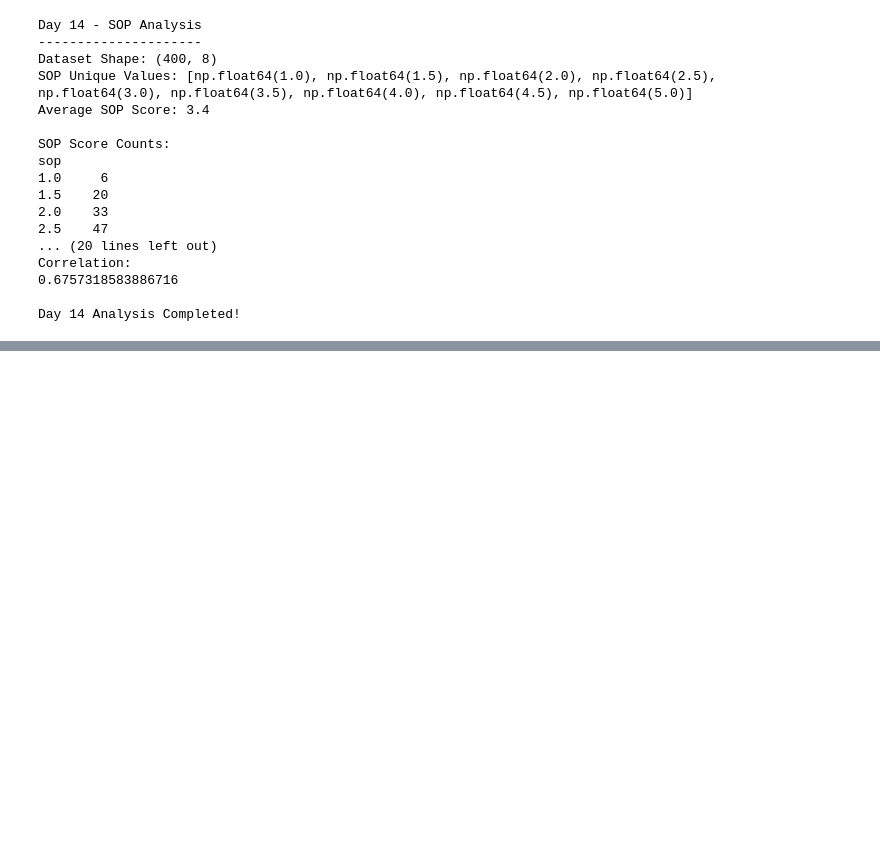
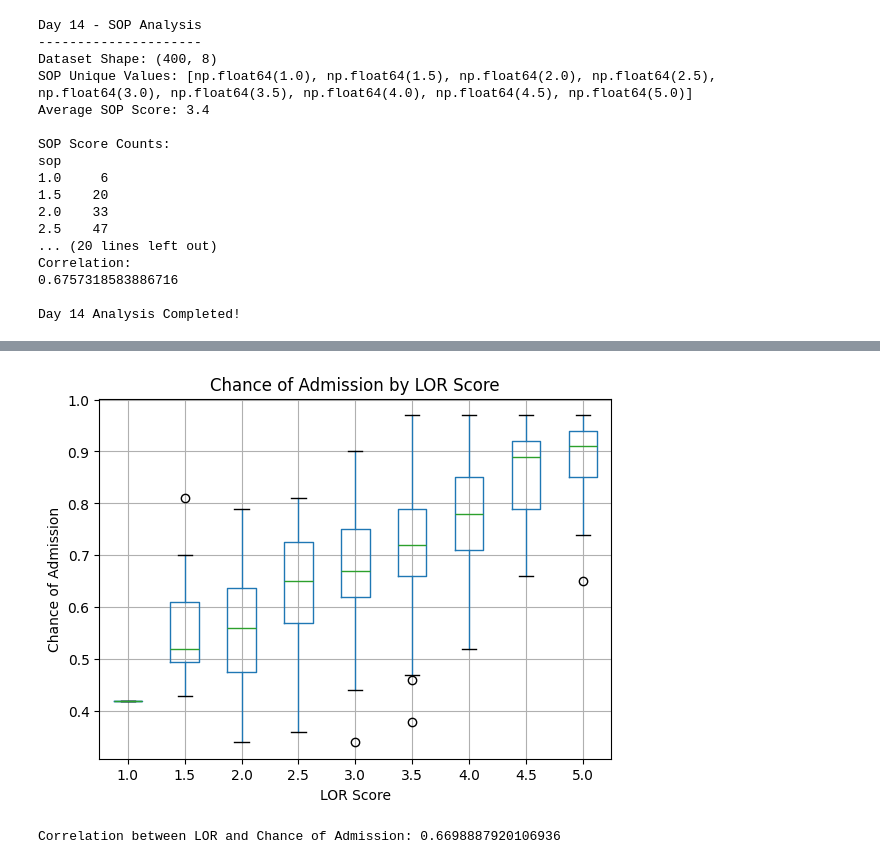
Before and after one commit to sumanamishra1120-ux/Chance-of-Admission-Higher-Studies, a Jupyter notebook: Chance_of_Admission_Higher_Studies.ipynb, the cells around one changed output, grey strips where cells are left out. Saved outputs shown, nothing was run; the diff lists cells and outputs as text; code cells hidden in the pictures; blank space fills up the shorter version.

```diff
--- a/Chance_of_Admission_Higher_Studies.ipynb
+++ b/Chance_of_Admission_Higher_Studies.ipynb
@@ -1906,0 +2042,19 @@ Day 14 Analysis Completed!
+# %%
+df.boxplot(
+    column="chance_of_admit",
+    by="lor"
+)
+
+plt.title("Chance of Admission by LOR Score")
+plt.suptitle("")
+plt.xlabel("LOR Score")
+plt.ylabel("Chance of Admission")
+plt.show()
+# %% [output]
+[figure, added]
+# %%
+correlation = df["lor"].corr(df["chance_of_admit"])
+
+print("Correlation between LOR and Chance of Admission:", correlation)
+# %% [output]
+Correlation between LOR and Chance of Admission: 0.6698887920106936
```
Also changed, not shown: parts of 16 cells of this notebook.
